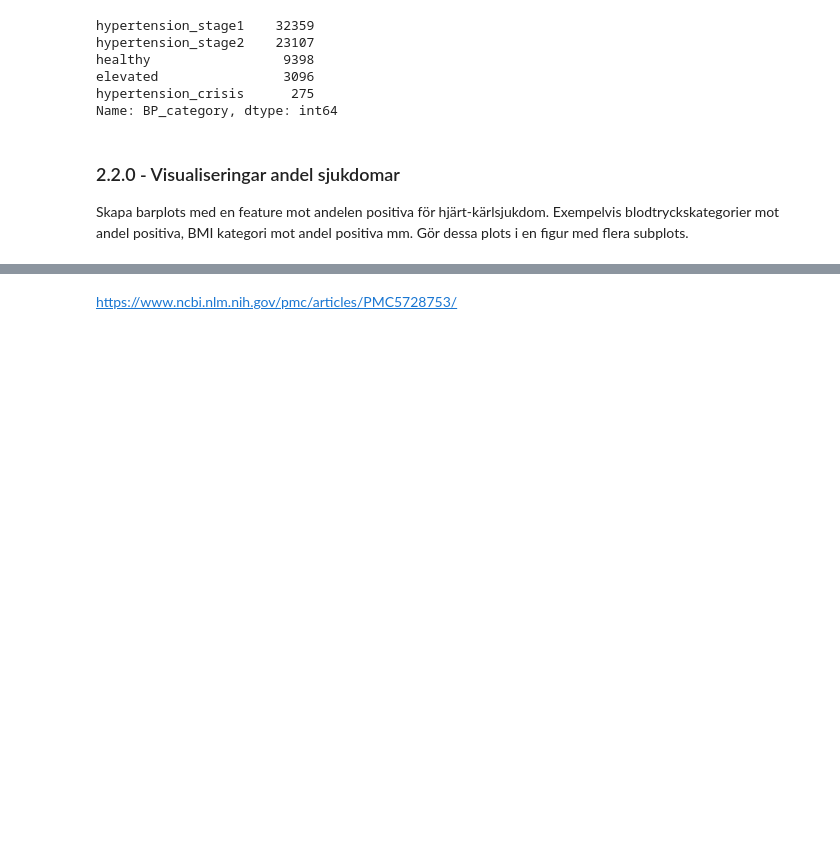
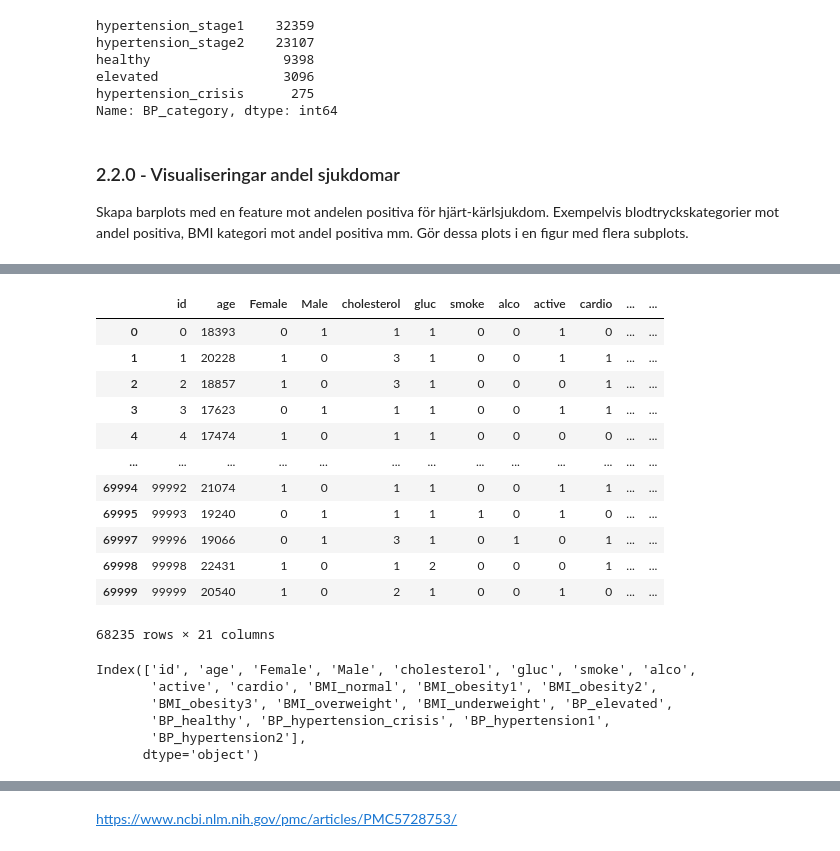
Before and after one commit to Anna-MariaSjolund/Machine-learning, a Jupyter notebook: labs/lab_disease_prediction.ipynb, the cells around one changed output, grey strips where cells are left out. Saved outputs shown, nothing was run; the diff lists cells and outputs as text; code cells hidden in the pictures; blank space fills up the shorter version.

```diff
--- a/labs/lab_disease_prediction.ipynb
+++ b/labs/lab_disease_prediction.ipynb
@@ -650,0 +694,51 @@ for ax, column, title, count in zip(axes.flatten(), columns, titles, range(6)):
+# %%
+# One-hot encoding for gender for both data sets
+df_cardio_categorical = df_cardio.drop(["gender"], axis=1).copy()
+
+gender_one_hot = pd.get_dummies(df_cardio['gender'])
+gender_one_hot = gender_one_hot.rename({1:"Female", 2:"Male"}, axis=1)
+df_cardio_categorical.insert(2, "Female", gender_one_hot["Female"])
+df_cardio_categorical.insert(3, "Male", gender_one_hot["Male"])
+
+df_cardio_continuous = df_cardio_categorical.copy()
+# %%
+# One-hot encoding
+df_cardio_categorical = pd.get_dummies(df_cardio_categorical)
+df_cardio_categorical = df_cardio_categorical.drop(["height", "weight", "ap_hi", "ap_lo", "BMI"], axis=1)
+df_cardio_categorical = df_cardio_categorical.rename({
+                                                    "BMI_category_Normal Weight" : "BMI_normal",
+                                                    "BMI_category_Obesity Class 1" : "BMI_obesity1",
+                                                    "BMI_category_Obesity Class 2" : "BMI_obesity2",
+                                                    "BMI_category_Obesity Class 3" : "BMI_obesity3",
+                                                    "BMI_category_Overweight" : "BMI_overweight",
+                                                    "BMI_category_Underweight" : "BMI_underweight",
+                                                    "BP_category_Elevated" : "BP_elevated",
+                                                    "BP_category_Healthy" : "BP_healthy",
+                                                    "BP_category_Hypertension Crisis" : "BP_hypertension_crisis",
+                                                    "BP_category_Hypertension Stage 1" : "BP_hypertension1",
+                                                    "BP_category_Hypertension Stage 2" : "BP_hypertension2",
+                                                    }, axis=1)
+df_cardio_categorical
+# %% [output]
+|  | id | age | Female | Male | cholesterol | gluc | smoke | alco | active | cardio | ... | ... |
+| 0 | 0 | 18393 | 0 | 1 | 1 | 1 | 0 | 0 | 1 | 0 | ... | ... |
+| 1 | 1 | 20228 | 1 | 0 | 3 | 1 | 0 | 0 | 1 | 1 | ... | ... |
+| 2 | 2 | 18857 | 1 | 0 | 3 | 1 | 0 | 0 | 0 | 1 | ... | ... |
+| 3 | 3 | 17623 | 0 | 1 | 1 | 1 | 0 | 0 | 1 | 1 | ... | ... |
+| 4 | 4 | 17474 | 1 | 0 | 1 | 1 | 0 | 0 | 0 | 0 | ... | ... |
+| ... | ... | ... | ... | ... | ... | ... | ... | ... | ... | ... | ... | ... |
+| 69994 | 99992 | 21074 | 1 | 0 | 1 | 1 | 0 | 0 | 1 | 1 | ... | ... |
+| 69995 | 99993 | 19240 | 0 | 1 | 1 | 1 | 1 | 0 | 1 | 0 | ... | ... |
+| 69997 | 99996 | 19066 | 0 | 1 | 3 | 1 | 0 | 1 | 0 | 1 | ... | ... |
+| 69998 | 99998 | 22431 | 1 | 0 | 1 | 2 | 0 | 0 | 0 | 1 | ... | ... |
+| 69999 | 99999 | 20540 | 1 | 0 | 2 | 1 | 0 | 0 | 1 | 0 | ... | ... |
+68235 rows × 21 columns
+# %%
+df_cardio_categorical.columns
+# %% [output]
+Index(['id', 'age', 'Female', 'Male', 'cholesterol', 'gluc', 'smoke', 'alco',
+       'active', 'cardio', 'BMI_normal', 'BMI_obesity1', 'BMI_obesity2',
+       'BMI_obesity3', 'BMI_overweight', 'BMI_underweight', 'BP_elevated',
+       'BP_healthy', 'BP_hypertension_crisis', 'BP_hypertension1',
+       'BP_hypertension2'],
+      dtype='object')
```
Also changed, not shown: parts of 10 cells of this notebook.
